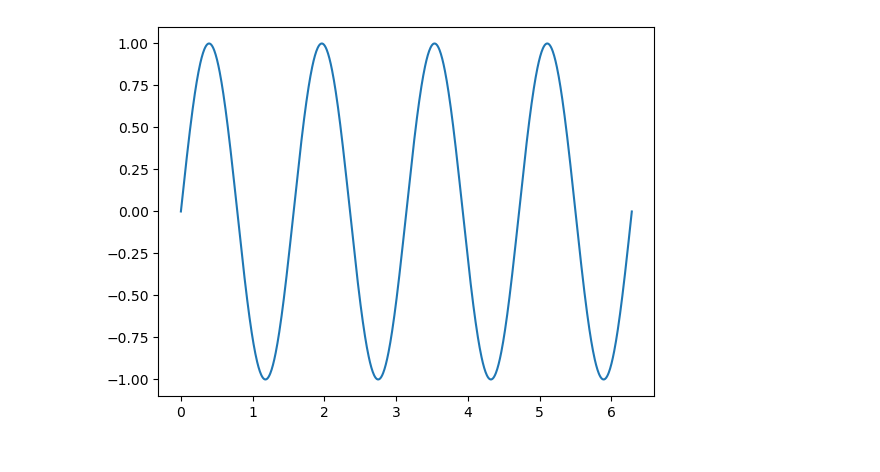
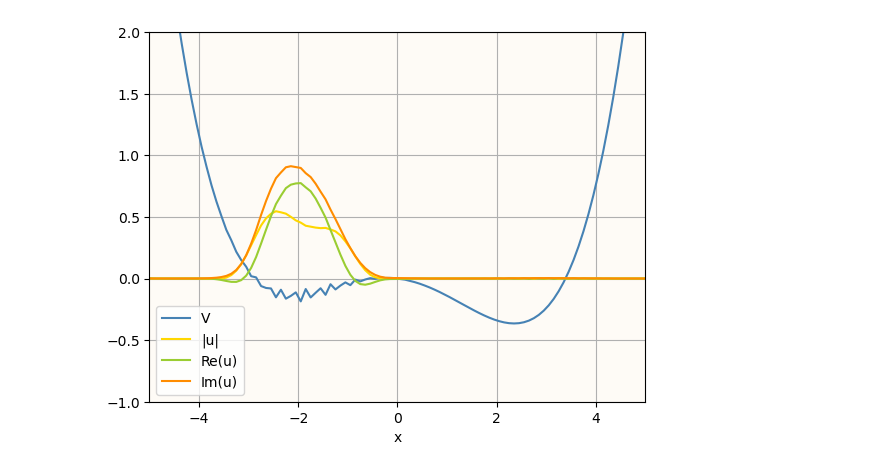
Before and after one commit to brownadder/expsolve, a Jupyter notebook: examples/tutorials/02_evolve/anim.ipynb, the cells around one changed output. Drawn from its saved outputs; the diff is of its cells as text; code cells hidden in the pictures.

```diff
--- a/examples/tutorials/02_evolve/anim.ipynb
+++ b/examples/tutorials/02_evolve/anim.ipynb
@@ -22,6 +0,0 @@ def animate(x, yl, filename, interval=30):
-# %%
-x = np.linspace(0,2*np.pi,1000)
-yl = [np.sin(4*(x-0.1*t)) for t in np.linspace(0,2,100)]
-animate(x,yl,'new.gif')
-# %% [output]
-[figure, removed]
@@ -27,0 +15,44 @@ animate(x,yl,'new.gif')
+# %%
+n = 200
+L = 10
+xr = [-L, L]
+x = ex.grid1d(n, xr)
+
+x0 = -2.0
+u = exp(-(x-x0)**2/(2*0.25))
+u = ex.normalize(u, xr)
+
+V0 = x**4 - 10*x**2
+
+sigma = 0.5
+c1 = 5.
+c2 = 5.
+x0 = -2
+Vt = lambda t : c1 * exp(-(x-(x0+t))**2/(2*sigma)) * sin(8*pi*(x-t)) - c2 * sin(5*pi*t) * x
+
+nu = 10.
+Vnl = lambda u: nu*abs(u)**2
+
+V = lambda u, t: V0  + Vt(t) + Vnl(u)
+
+eLu = lambda t, h, c, u: ex.diffopexp(0, 2, 1j*c*h, u, xr)
+eVu = lambda t, h, c, u: exp(-1j*c*h*V(u, t))*u
+strangalpha, strangbeta = split.symmetric([],[])
+strangstep = lambda t, h, u0: split.stepper(t, h, u0, eVu, eLu, strangalpha, strangbeta)
+
+trange = [0, 1]
+timegrid = es.timegrid(trange, ndt=1000)
+# %%
+
+uT, obsvalues, uintermediate = es.solvediffeq(u, timegrid, strangstep, observables = {'position': lambda u: ex.observable(lambda psi: x*psi, u, xr)}, storeintermediate = True)
+# %%
+lines = lambda frame: [((x, (V0+Vt(timegrid[frame]))/100), {'color':mcolors.CSS4_COLORS['steelblue']}, 'V'),
+                       ((x, imag(uintermediate[frame])), {'color':mcolors.CSS4_COLORS['gold']}, '|u|'),
+                       ((x, real(uintermediate[frame])), {'color':mcolors.CSS4_COLORS['yellowgreen']}, 'Re(u)'),
+                       ((x, abs(uintermediate[frame])), {'color':mcolors.CSS4_COLORS['darkorange']}, 'Im(u)')]
+# %%
+fig, ax = plt.subplots()
+ex.plotlines(ax, linespecs=lines(100), xlim=[-5,5], ylim=[-1,2], xlabel='x')
+plt.show()
+# %% [output]
+[figure, added]
```
Also changed, not shown: parts of 7 cells of this notebook, 9 other files.
